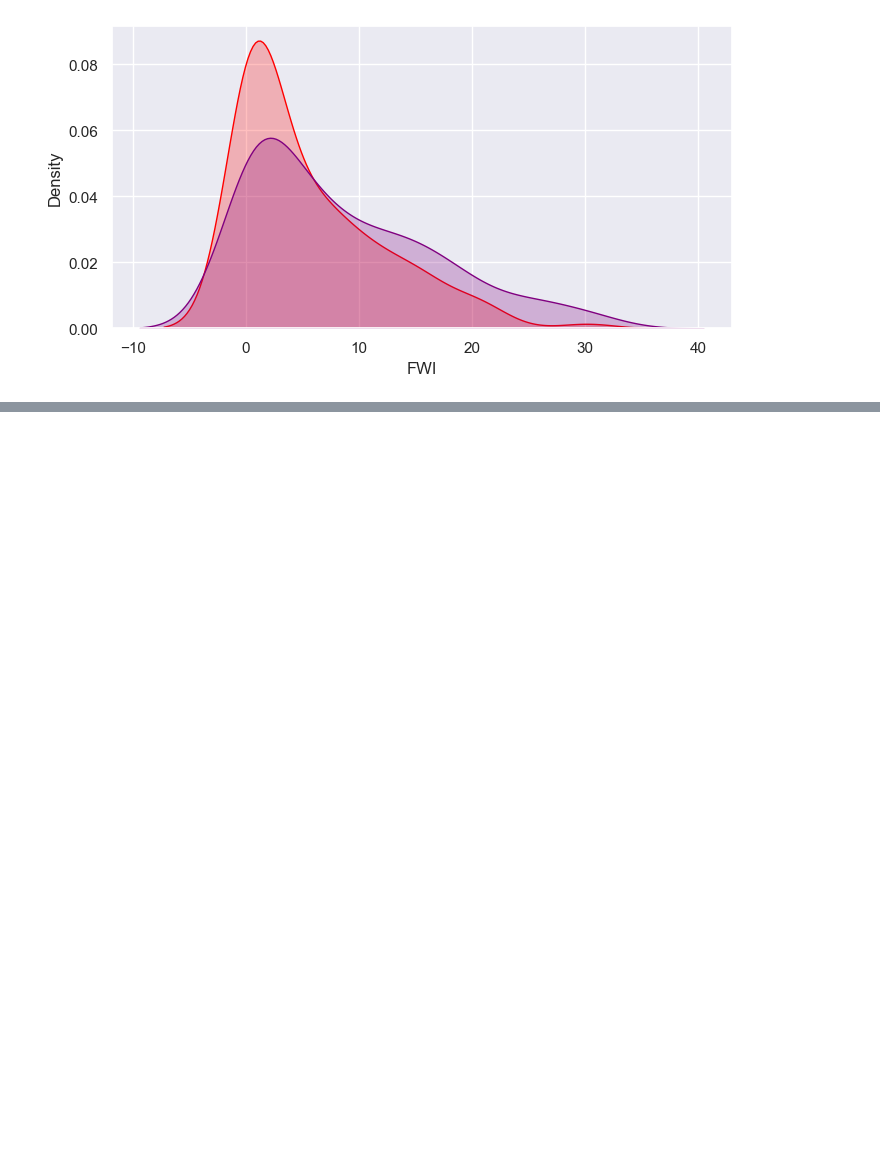
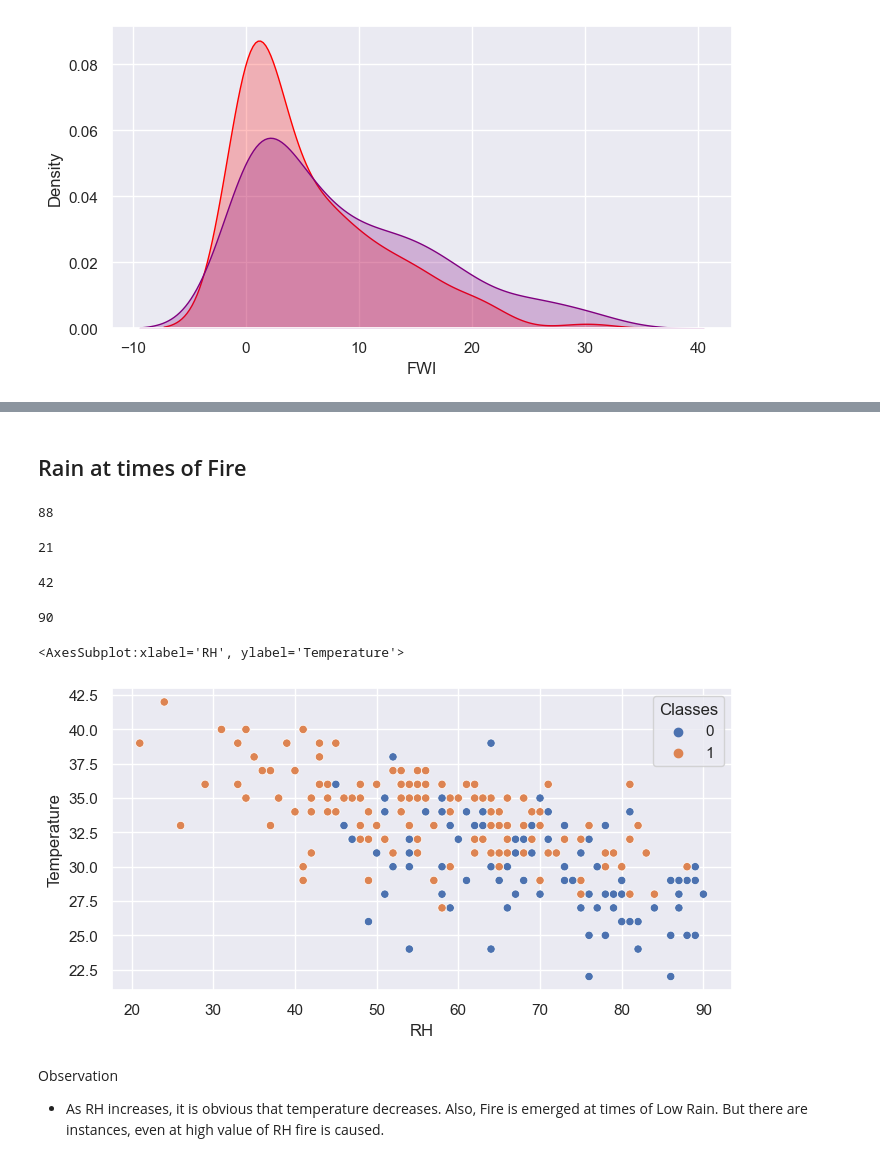
Before and after one commit to Mohd-Haseeb/EDA, a Jupyter notebook: AlgerianFire/main.ipynb, the cells around one changed output, grey strips where cells are left out. Saved outputs shown, nothing was run; the diff lists cells and outputs as text; code cells hidden in the pictures; blank space fills up the shorter version.

Commit message:
ADDED RAIN PLOT

```diff
--- a/AlgerianFire/main.ipynb
+++ b/AlgerianFire/main.ipynb
@@ -839,5 +841,33 @@ Observation on Distrbutions :
  | ISI  | Log Normal / Right Skewed Distribution |
  | BUI | Log Normal / Right Skewed Distribution  |
  | FWI | Log Normal Distribution|
+# %% [markdown]
+## Rain at times of Fire
+# %%
+df[df['Classes']==1]['RH'].max()
+# %% [output]
+88
+# %%
+df[df['Classes']==1]['RH'].min()
+# %% [output]
+21
+# %%
+df[df['Classes']==0]['RH'].min()
+# %% [output]
+42
+# %%
+df[df['Classes']==0]['RH'].max()
+# %% [output]
+90
+# %%
+plt.figure(figsize=(8,4), dpi=100)
+
+sns.scatterplot(data=df, x='RH', y='Temperature', hue='Classes')
+# %% [output]
+<AxesSubplot:xlabel='RH', ylabel='Temperature'>
+[figure, added]
+# %% [markdown]
+Observation
+- As RH increases, it is obvious that temperature decreases. Also, Fire is emerged at times of Low Rain. But there are instances, even at high value of RH fire is caused.
 # %%
 # USE FEATURE ENCODING
```
